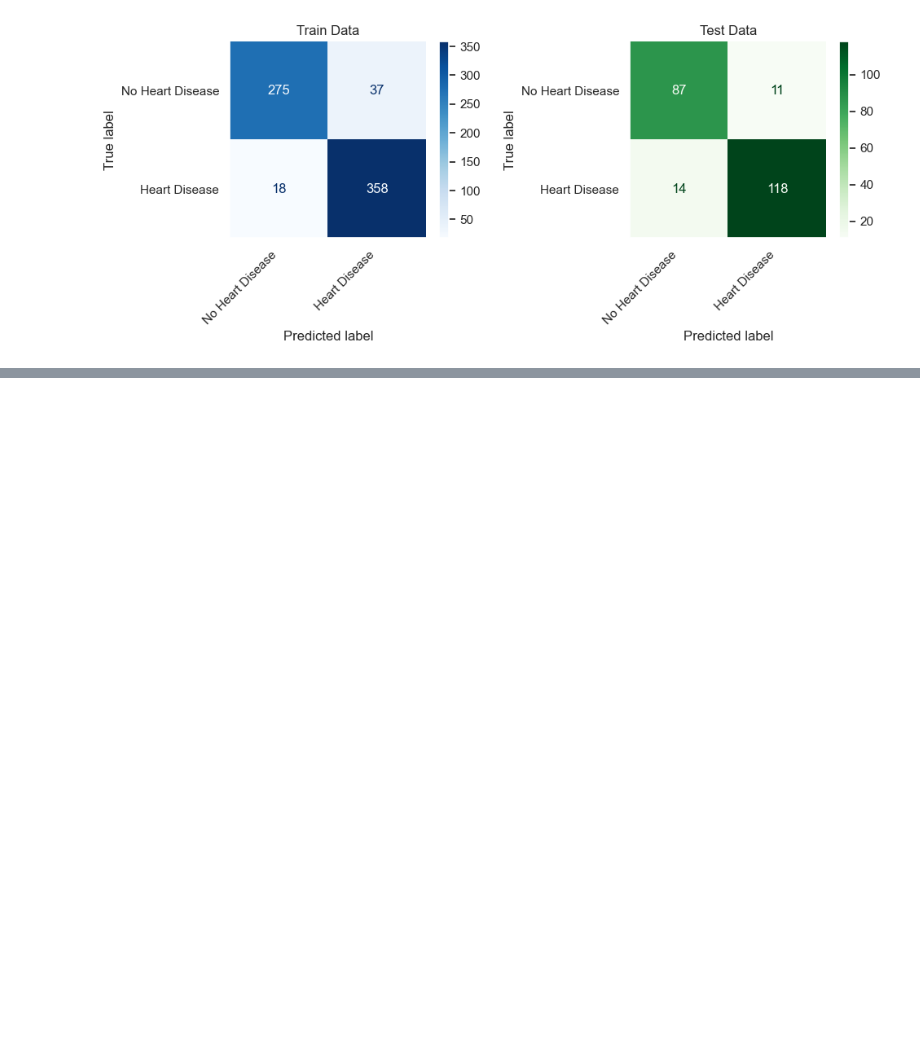
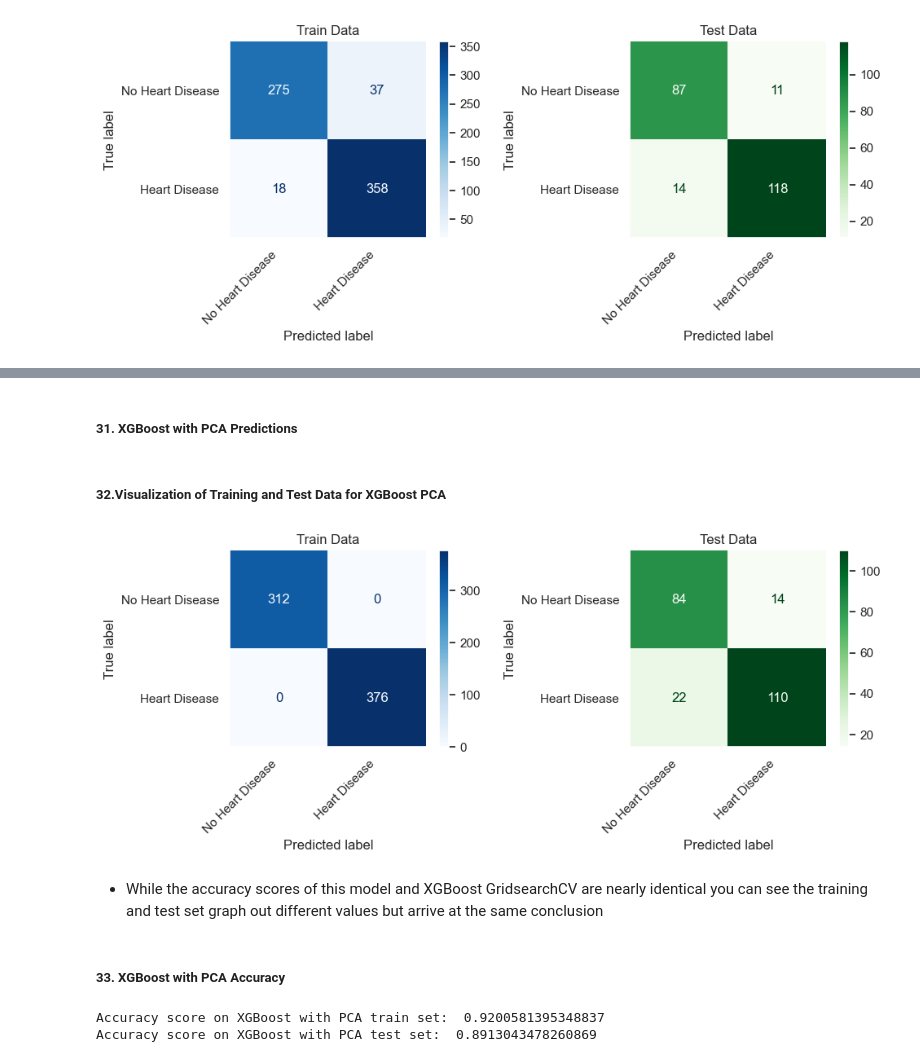
Before and after one commit to PaulLipska/Coding_Dojo_Project_2, a Jupyter notebook: Project2_Part_1.ipynb, the cells around one changed output, grey strips where cells are left out. Cells and saved outputs as stored; diff of their text form; code cells hidden in the pictures; blank space fills up the shorter version.

```diff
--- a/Project2_Part_1.ipynb
+++ b/Project2_Part_1.ipynb
@@ -1169,0 +1226,9 @@ Accuracy: 0.98
+# %%
+# Perform PCA
+pca = PCA(n_components=10)
+
+
+XGBoost_pca_pipe = make_pipeline(preprocessor, pca, xgb)
+
+# Fit pipeline
+XGBoost_pca_pipe.fit(X_train, y_train)
@@ -1169,0 +1257,52 @@ Accuracy: 0.98
+# %% [markdown]
+##### 31. XGBoost with PCA Predictions
+# %%
+## Save the model's predictions for the train dataset
+xg_pca_train_grid = XGBoost_pca_pipe.predict(X_train)
+## Save the model's predictions for the test dataset
+xg_pca_test_grid = XGBoost_pca_pipe.predict(X_test)
+# %% [markdown]
+##### 32.Visualization of Training and Test Data for XGBoost PCA
+# %%
+# Create the confusion matrix for the training data
+cm_train = confusion_matrix(y_train, xg_pca_train_grid)
+disp_train = ConfusionMatrixDisplay(cm_train, display_labels=labels)
+
+# Create the confusion matrix for the test data
+cm_test = confusion_matrix(y_test, xg_pca_test_grid)
+disp_test = ConfusionMatrixDisplay(cm_test, display_labels=labels)
+
+# Plot the confusion matrices side by side
+fig, axs = plt.subplots(1, 2, figsize=(10, 4))
+
+disp_train.plot(ax=axs[0], cmap='Blues', values_format='d')
+disp_test.plot(ax=axs[1], cmap='Greens', values_format='d')
+
+axs[0].set_xticklabels(labels, rotation=45, ha='right')
+axs[1].set_xticklabels(labels, rotation=45, ha='right')
+
+axs[0].set_title('Train Data')
+axs[1].set_title('Test Data')
+
+for ax in axs:
+    ax.grid(False)
+    ax.spines['right'].set_visible(False)
+    ax.spines['top'].set_visible(False)
+
+plt.tight_layout()
+plt.show()
+# %% [output]
+[figure, added]
+# %% [markdown]
+*  While the accuracy scores of this model and XGBoost GridsearchCV are nearly identical you can see the training and test set graph out different values but arrive at the same conclusion
+# %% [markdown]
+##### 33. XGBoost with PCA Accuracy
+# %%
+# Calculate the accuracy score
+accuracy_xg_pca1 = accuracy_score(y_train, xg_pca_train_grid)
+print("Accuracy score on XGBoost with PCA train set: ", accuracy_xg_grid1)
+accuracy_xg_pca2 = accuracy_score(y_test, xg_pca_test_grid)
+print("Accuracy score on XGBoost with PCA test set: ", accuracy_xg_grid2)
+# %% [output]
+Accuracy score on XGBoost with PCA train set:  0.9200581395348837
+Accuracy score on XGBoost with PCA test set:  0.8913043478260869
```
Also changed, not shown: parts of 38 cells of this notebook.
